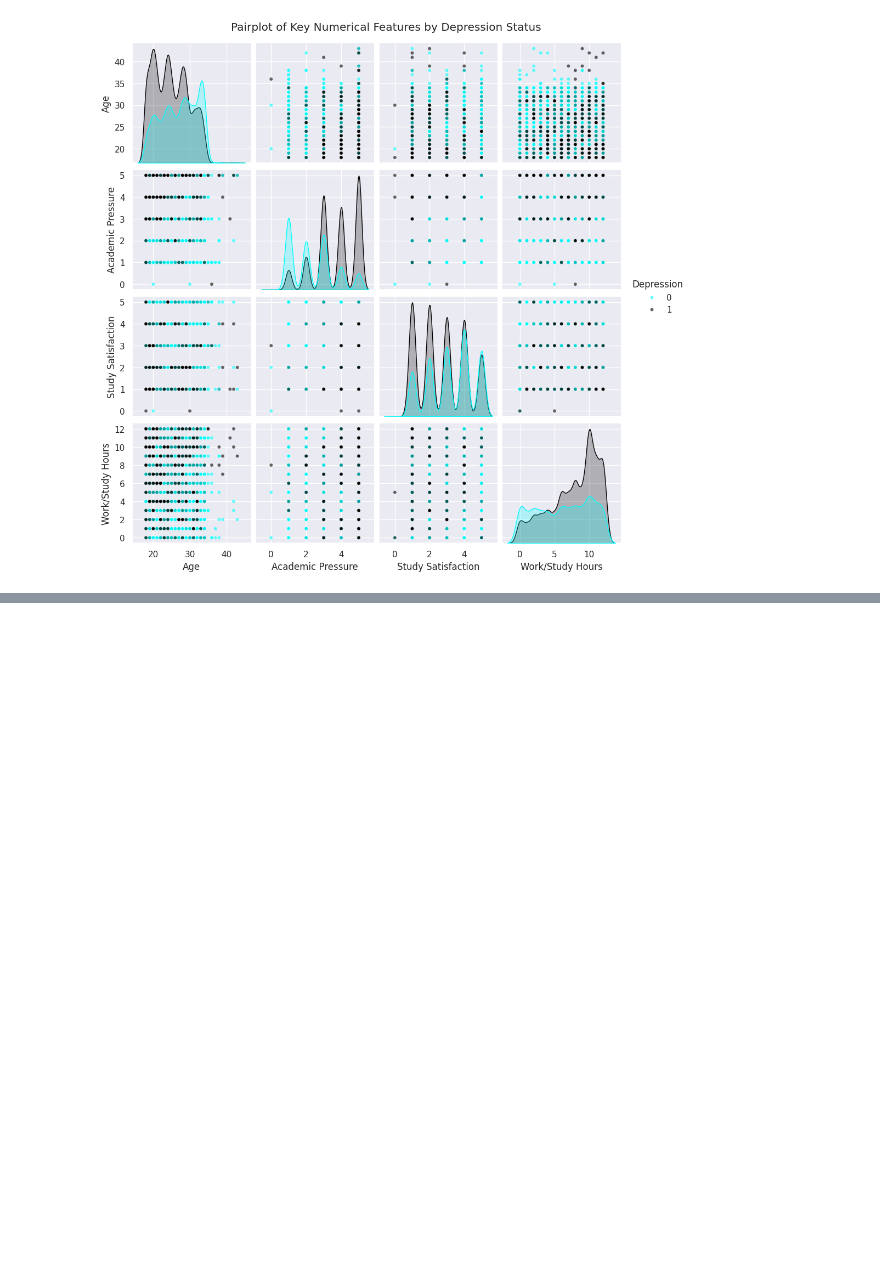
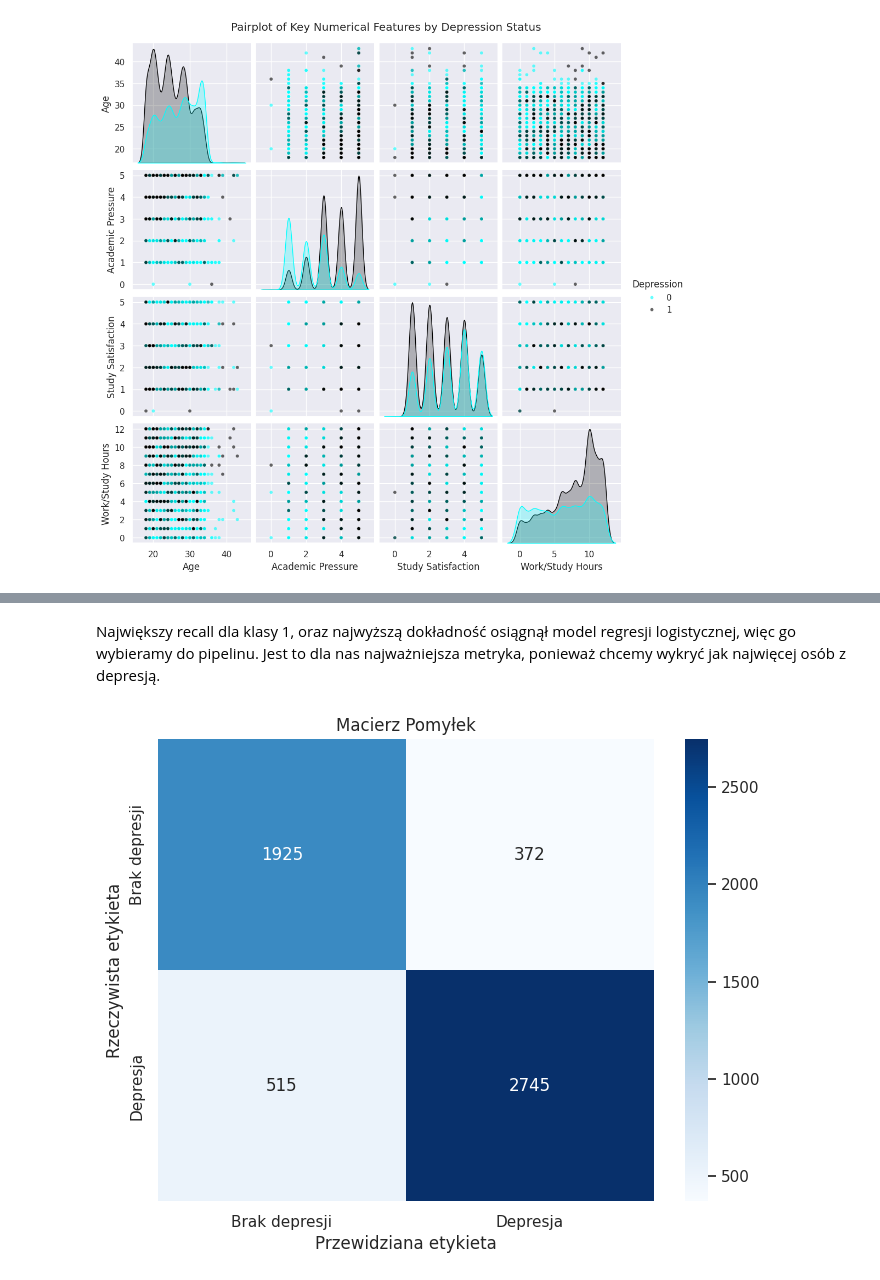
Before and after one commit to JanP5563/Prediction-of-Depression, a Jupyter notebook: main.ipynb, the cells around one changed output, grey strips where cells are left out. Cells and saved outputs as stored; diff of their text form; code cells hidden in the pictures; blank space fills up the shorter version.

```diff
--- a/main.ipynb
+++ b/main.ipynb
@@ -439,0 +570,27 @@ plt.show()
+# %% [markdown]
+Największy recall dla klasy 1, oraz najwyższą dokładność osiągnął model regresji logistycznej, więc go wybieramy do pipelinu. Jest to dla nas najważniejsza metryka, ponieważ chcemy wykryć jak najwięcej osób z depresją.
+# %%
+from sklearn.metrics import confusion_matrix
+
+best_model_lr = models['Logistic Regression']
+final_pipeline = Pipeline(steps=[
+    *full_pipeline.steps,
+    ('classifier', best_model_lr)
+])
+
+final_pipeline.fit(X_train, y_train)
+y_pred_lr = final_pipeline.predict(X_test)
+
+cm = confusion_matrix(y_test, y_pred_lr)
+
+plt.figure(figsize=(8, 6))
+sns.heatmap(cm, annot=True, fmt='d', cmap='Blues',
+            xticklabels=['Brak depresji', 'Depresja'],
+            yticklabels=['Brak depresji', 'Depresja'])
+
+plt.title('Macierz Pomyłek')
+plt.ylabel('Rzeczywista etykieta')
+plt.xlabel('Przewidziana etykieta')
+plt.show()
+# %% [output]
+[figure, added]
```
Also changed, not shown: parts of 25 cells of this notebook.
